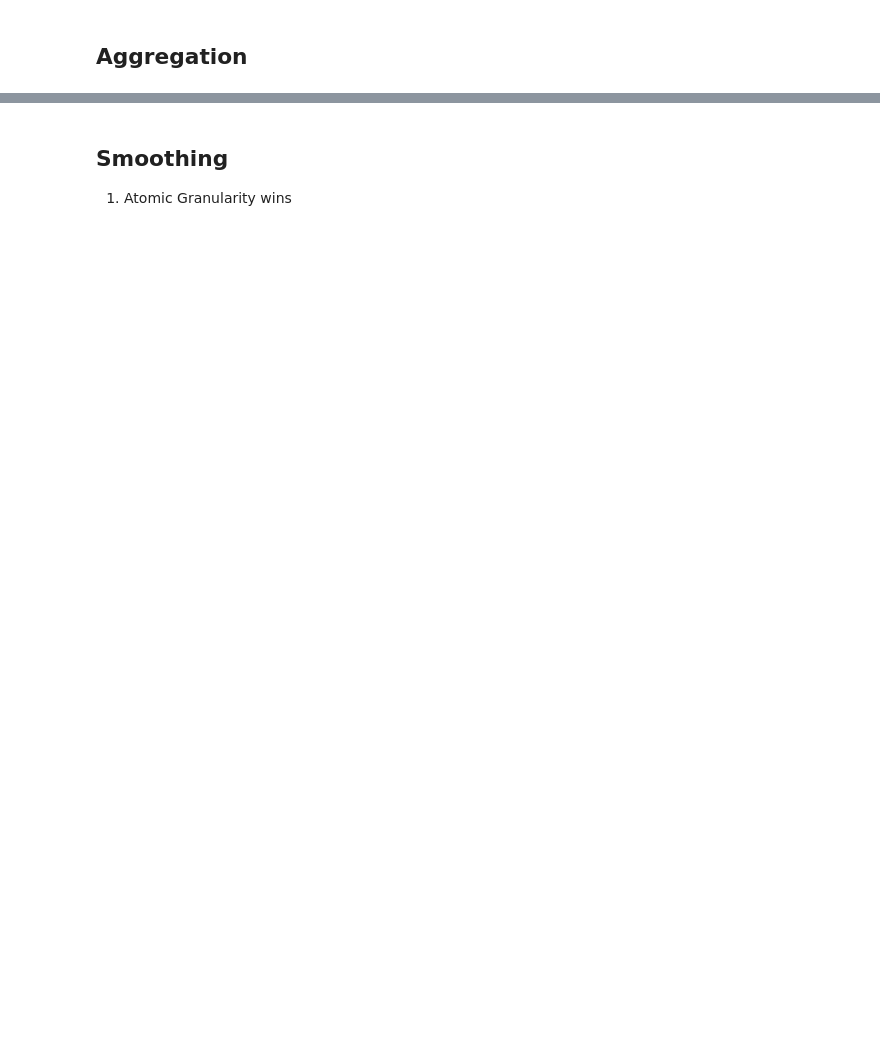
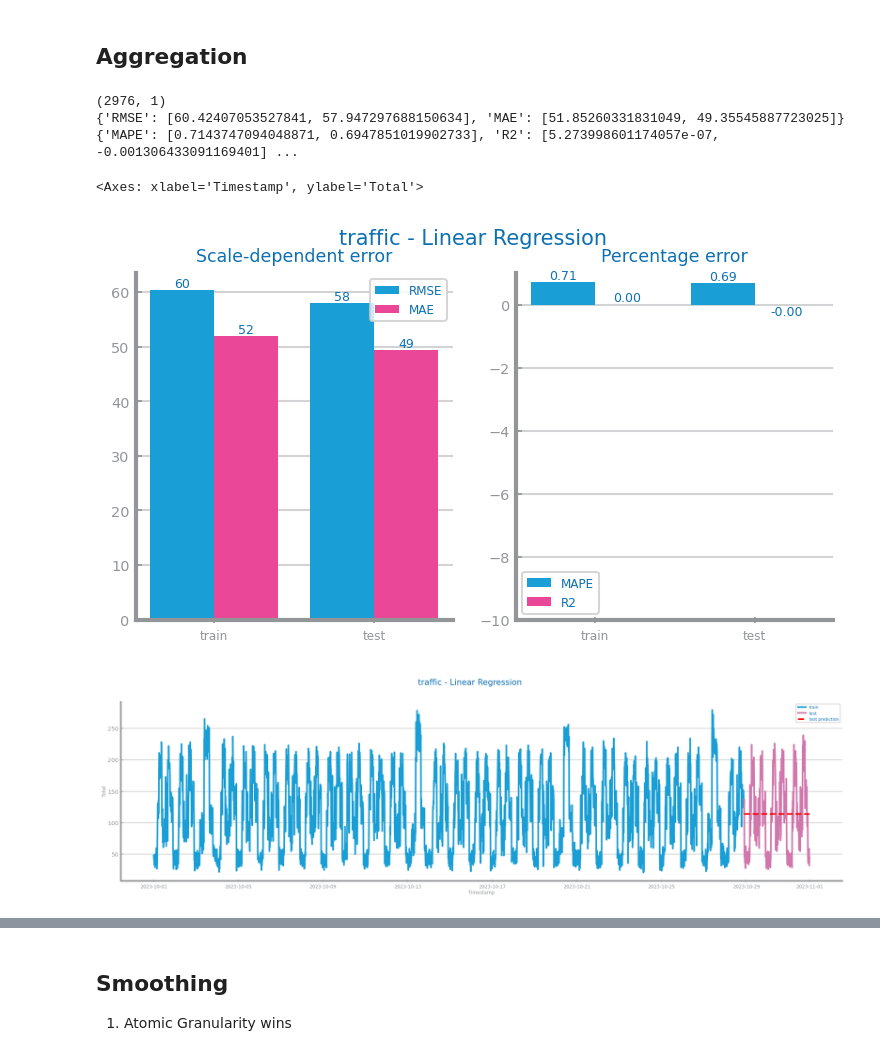
Before and after one commit to franciscoAbreuTecnico/Data-Science-IST, a Jupyter notebook: forecasting_services/data_transformation.ipynb, the cells around one changed output, grey strips where cells are left out. Drawn from its saved outputs; the diff is of its cells as text; code cells hidden in the pictures; blank space fills up the shorter version.

```diff
--- a/forecasting_services/data_transformation.ipynb
+++ b/forecasting_services/data_transformation.ipynb
@@ -67,20 +130,35 @@ Last timestamp 2023-10-31 23:45:00
 # %% [markdown]
 ## Aggregation
 # %%
-# ss_days: pd.Series = dslabs.ts_aggregation_by(series, gran_level="D", agg_func=sum)
-# print(ss_days.shape)
-# train, test = dslabs.series_train_test_split(original_data, trn_pct=0.90)
-# print(train.shape)
-# print(test.shape)
-# trnX = np.arange(len(train)).reshape(-1, 1)
-# trnY = train.to_numpy().ravel()
-# tstX = np.arange(len(train), len(ss_days)).reshape(-1, 1)
-# tstY = test.to_numpy().ravel()
+### Plot and Results for Atomic Granularity (15Min)
 
-# model = LinearRegression()
-# model.fit(trnX, trnY)
+train_1, test_1 = dslabs.series_train_test_split(original_data, trn_pct=0.90)
+print(original_data.shape)
+trnX_1 = np.arange(len(train_1)).reshape(-1, 1)
+trnY_1 = train_1.to_numpy()
 
-# prd_trn: pd.Series = pd.Series(model.predict(trnX), index=train.index)
-# prd_tst: pd.Series = pd.Series(model.predict(tstX), index=test.index)
+tstX_1 = np.arange(len(train_1), len(original_data)).reshape(-1, 1)
+tstY_1 = test_1.to_numpy()
 
-# dslabs.plot_forecasting_eval(train, test, prd_trn, prd_tst, title=f"{file_tag} - Linear Regression")
+model = LinearRegression()
+model.fit(trnX_1, trnY_1)
+
+prd_trn: pd.Series = pd.Series(model.predict(trnX_1), index=train_1.index)
+prd_tst: pd.Series = pd.Series(model.predict(tstX_1), index=test_1.index)
+
+dslabs.plot_forecasting_eval(train_1, test_1, prd_trn, prd_tst, title=f"{file_tag} - Linear Regression")
+
+dslabs.plot_forecasting_series(
+    train_1,
+    test_1,
+    prd_tst,
+    title=f"{file_tag} - Linear Regression",
+    xlabel="Timestamp",
+    ylabel=target,
+)
+# %% [output]
+(2976, 1)
+{'RMSE': [60.42407053527841, 57.947297688150634], 'MAE': [51.85260331831049, 49.35545887723025]} {'MAPE': [0.7143747094048871, 0.6947851019902733], 'R2': [5.273998601174057e-07, -0.001306433091169401] ...
+<Axes: xlabel='Timestamp', ylabel='Total'>
+[figure, added]
+[figure, added]
```
Also changed, not shown: parts of 19 cells of this notebook, 1 other file.
